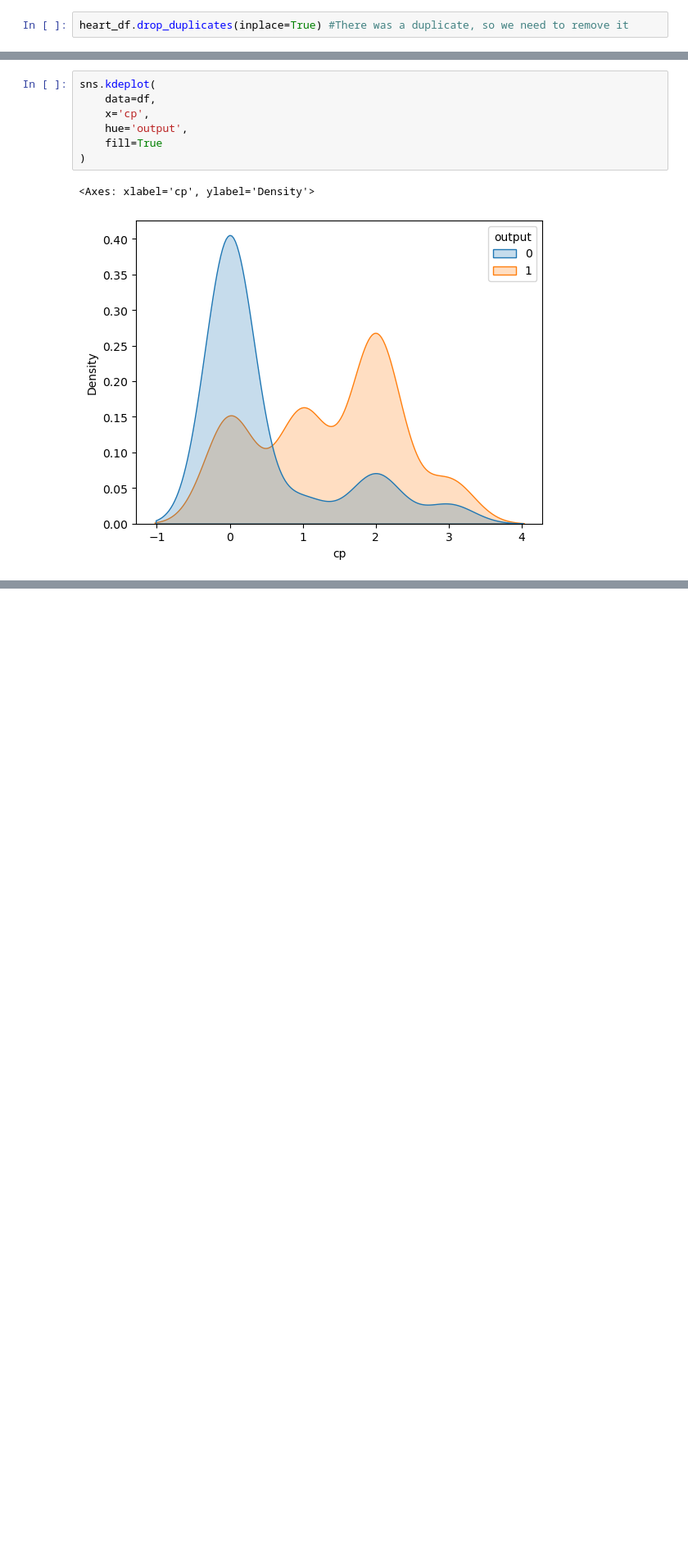
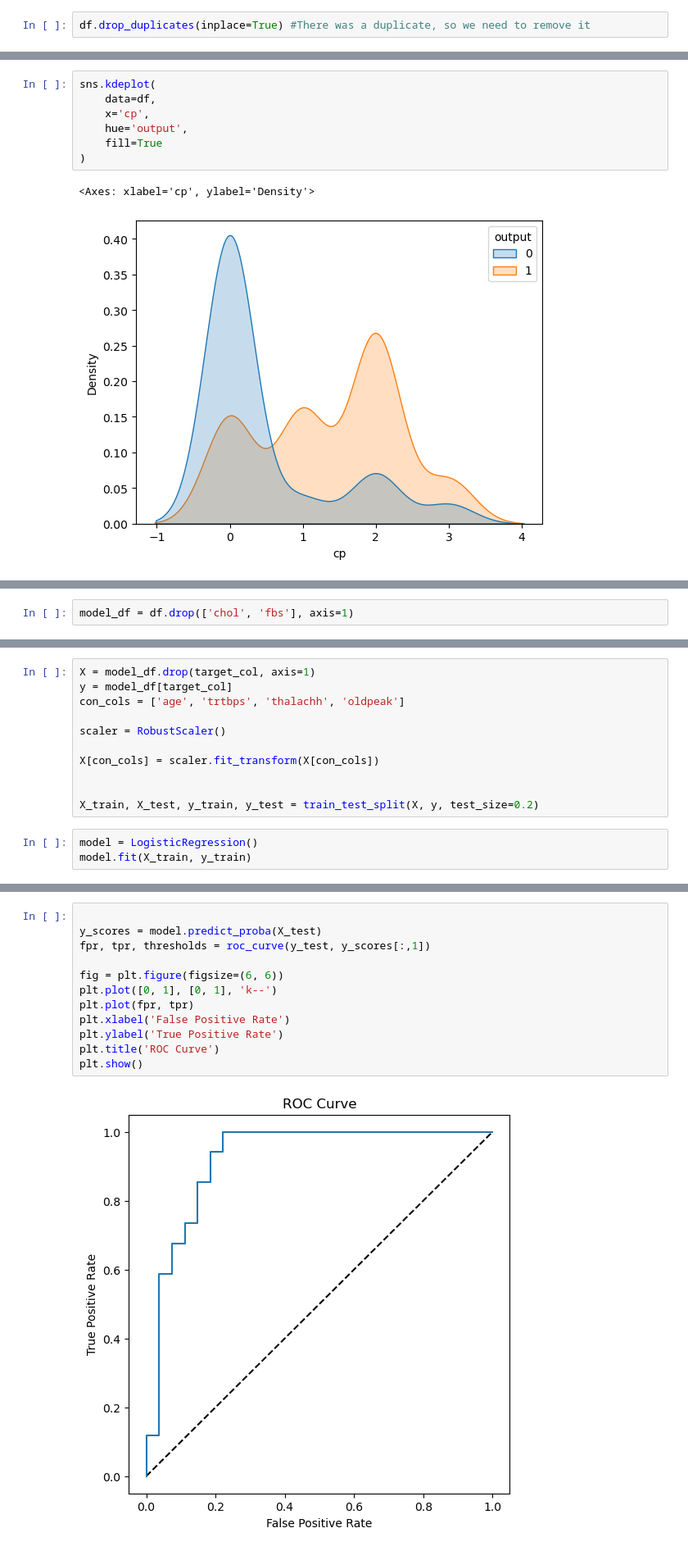
Before and after one commit to Johan-Rendon/Heart_attack_DS, a Jupyter notebook: exploratory.ipynb, the cells around one changed output, grey strips where cells are left out. Shown at 82% size. Drawn from its saved outputs; the diff is of its cells as text; blank space fills up the shorter version.

Commit message:
Makin Logistic regression model

```diff
--- a/exploratory.ipynb
+++ b/exploratory.ipynb
@@ -124,5 +124,5 @@ heart_df.duplicated().sum()
 # %%
-heart_df.drop_duplicates(inplace=True) #There was a duplicate, so we need to remove it
+df.drop_duplicates(inplace=True) #There was a duplicate, so we need to remove it
 # %%
 cat_cols = ['sex', 'cp', 'fbs', 'restecg', 'thall', 'exng', 'caa', 'slp']
 con_cols = ['age', 'trtbps', 'chol', 'thalachh', 'oldpeak']
@@ -407,0 +412,2 @@ sns.kdeplot(
+# %%
+model_df = df.drop(['chol', 'fbs'], axis=1)
@@ -407,0 +419,14 @@ sns.kdeplot(
+# %%
+X = model_df.drop(target_col, axis=1)
+y = model_df[target_col]
+con_cols = ['age', 'trtbps', 'thalachh', 'oldpeak']
+
+scaler = RobustScaler()
+
+X[con_cols] = scaler.fit_transform(X[con_cols])
+
+
+X_train, X_test, y_train, y_test = train_test_split(X, y, test_size=0.2)
+# %%
+model = LogisticRegression()
+model.fit(X_train, y_train)
@@ -407,0 +465,14 @@ sns.kdeplot(
+# %%
+
+y_scores = model.predict_proba(X_test)
+fpr, tpr, thresholds = roc_curve(y_test, y_scores[:,1])
+
+fig = plt.figure(figsize=(6, 6))
+plt.plot([0, 1], [0, 1], 'k--')
+plt.plot(fpr, tpr)
+plt.xlabel('False Positive Rate')
+plt.ylabel('True Positive Rate')
+plt.title('ROC Curve')
+plt.show()
+# %% [output]
+[figure, added]
```
Also changed, not shown: parts of 14 cells of this notebook.
